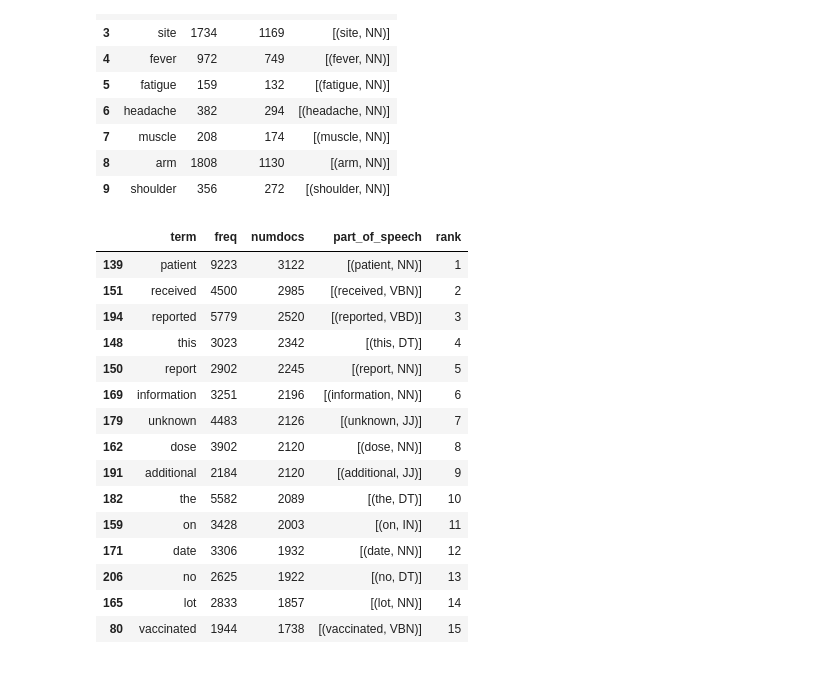
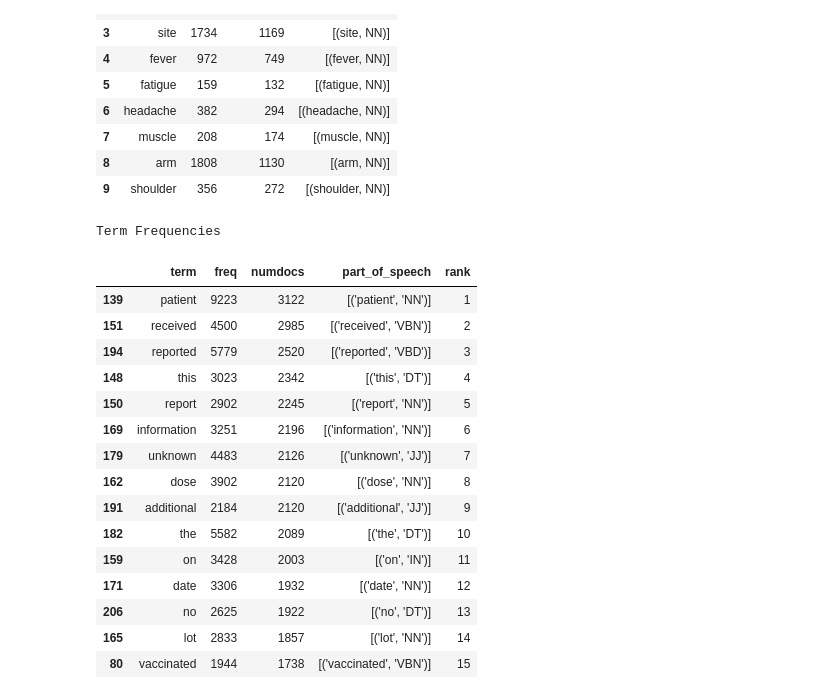
Before and after one commit to lmaksymenko/CS553, a Jupyter notebook: assignment2/assignment2.ipynb, the cells around one changed output. Cells and saved outputs as stored; diff of their text form; code cells hidden in the pictures.

```diff
--- a/assignment2/assignment2.ipynb
+++ b/assignment2/assignment2.ipynb
@@ -189,21 +186,22 @@ tf_table.head(10)
 # %%
 tf_table = tf_table.sort_values("numdocs", ascending=False) # sort with terms in most documents first
 tf_table["rank"] = range(1, len(tf_table) + 1) # rank of terms by number of documents they occur in
-tf_table.head(15)
+tf_table.head(15).style.set_caption("Term Frequencies")
 # %% [output]
+Term Frequencies
 |  | term | freq | numdocs | part_of_speech | rank |
-| 139 | patient | 9223 | 3122 | [(patient, NN)] | 1 |
-| 151 | received | 4500 | 2985 | [(received, VBN)] | 2 |
-| 194 | reported | 5779 | 2520 | [(reported, VBD)] | 3 |
-| 148 | this | 3023 | 2342 | [(this, DT)] | 4 |
-| 150 | report | 2902 | 2245 | [(report, NN)] | 5 |
-| 169 | information | 3251 | 2196 | [(information, NN)] | 6 |
-| 179 | unknown | 4483 | 2126 | [(unknown, JJ)] | 7 |
-| 162 | dose | 3902 | 2120 | [(dose, NN)] | 8 |
-| 191 | additional | 2184 | 2120 | [(additional, JJ)] | 9 |
-| 182 | the | 5582 | 2089 | [(the, DT)] | 10 |
-| 159 | on | 3428 | 2003 | [(on, IN)] | 11 |
-| 171 | date | 3306 | 1932 | [(date, NN)] | 12 |
-| 206 | no | 2625 | 1922 | [(no, DT)] | 13 |
-| 165 | lot | 2833 | 1857 | [(lot, NN)] | 14 |
-| 80 | vaccinated | 1944 | 1738 | [(vaccinated, VBN)] | 15 |
+| 139 | patient | 9223 | 3122 | [('patient', 'NN')] | 1 |
+| 151 | received | 4500 | 2985 | [('received', 'VBN')] | 2 |
+| 194 | reported | 5779 | 2520 | [('reported', 'VBD')] | 3 |
+| 148 | this | 3023 | 2342 | [('this', 'DT')] | 4 |
+| 150 | report | 2902 | 2245 | [('report', 'NN')] | 5 |
+| 169 | information | 3251 | 2196 | [('information', 'NN')] | 6 |
+| 179 | unknown | 4483 | 2126 | [('unknown', 'JJ')] | 7 |
+| 162 | dose | 3902 | 2120 | [('dose', 'NN')] | 8 |
+| 191 | additional | 2184 | 2120 | [('additional', 'JJ')] | 9 |
+| 182 | the | 5582 | 2089 | [('the', 'DT')] | 10 |
+| 159 | on | 3428 | 2003 | [('on', 'IN')] | 11 |
+| 171 | date | 3306 | 1932 | [('date', 'NN')] | 12 |
+| 206 | no | 2625 | 1922 | [('no', 'DT')] | 13 |
+| 165 | lot | 2833 | 1857 | [('lot', 'NN')] | 14 |
+| 80 | vaccinated | 1944 | 1738 | [('vaccinated', 'VBN')] | 15 |
```
Also changed, not shown: parts of 7 cells of this notebook.
